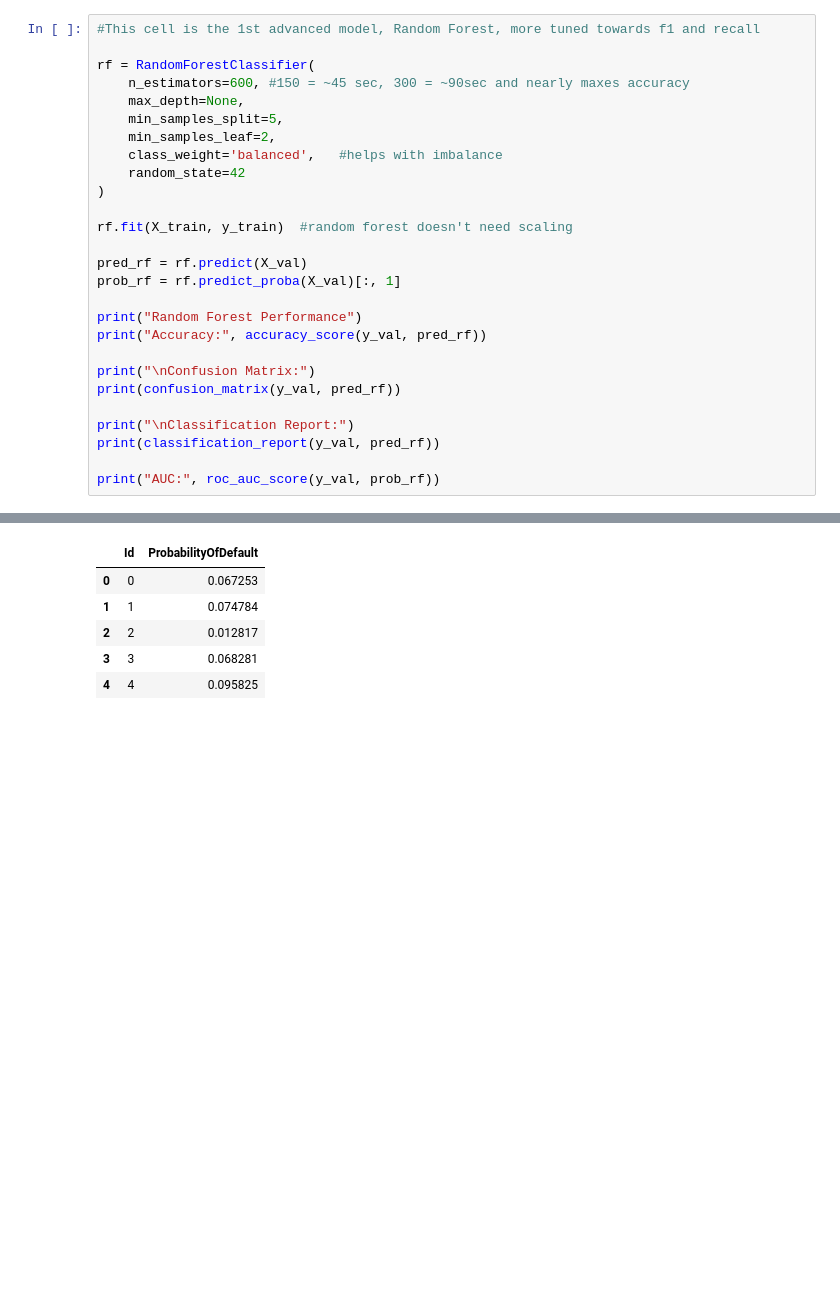
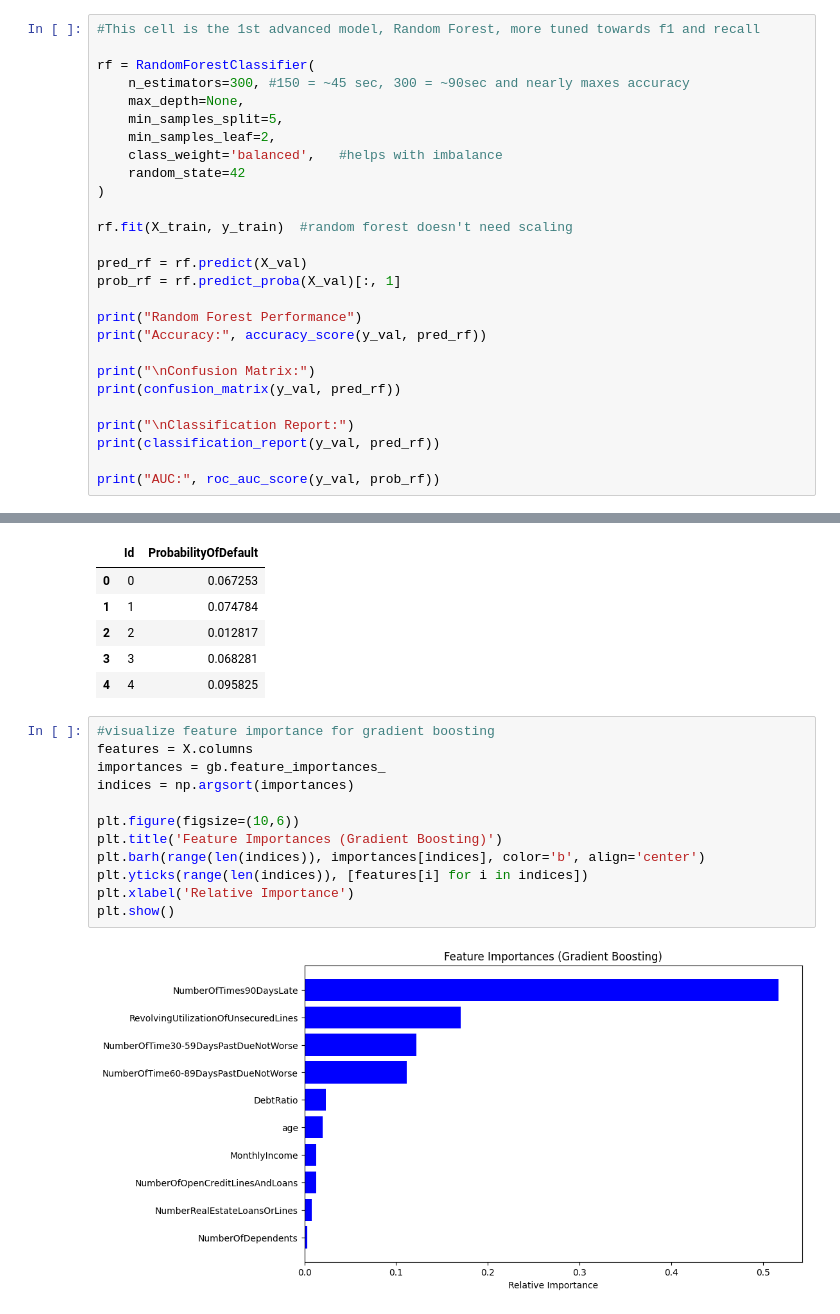
Before and after one commit to ChetHefton/ML-Loan-Default-Predicter, a Jupyter notebook: loan_default_prediction.ipynb, the cells around one changed output, grey strips where cells are left out. Cells and saved outputs as stored; diff of their text form; blank space fills up the shorter version.

Commit message:
update main ipynb to visualize more data, updated readme

```diff
--- a/loan_default_prediction.ipynb
+++ b/loan_default_prediction.ipynb
@@ -235,7 +235,7 @@ AUC: 0.8578099758640549
 #This cell is the 1st advanced model, Random Forest, more tuned towards f1 and recall
 
 rf = RandomForestClassifier(
-    n_estimators=600, #150 = ~45 sec, 300 = ~90sec and nearly maxes accuracy
+    n_estimators=300, #150 = ~45 sec, 300 = ~90sec and nearly maxes accuracy
     max_depth=None,
     min_samples_split=5,
     min_samples_leaf=2,
@@ -431,3 +431,17 @@ submission.head() #show preview
 | 2 | 2 | 0.012817 |
 | 3 | 3 | 0.068281 |
 | 4 | 4 | 0.095825 |
+# %%
+#visualize feature importance for gradient boosting
+features = X.columns
+importances = gb.feature_importances_
+indices = np.argsort(importances)
+
+plt.figure(figsize=(10,6))
+plt.title('Feature Importances (Gradient Boosting)')
+plt.barh(range(len(indices)), importances[indices], color='b', align='center')
+plt.yticks(range(len(indices)), [features[i] for i in indices])
+plt.xlabel('Relative Importance')
+plt.show()
+# %% [output]
+[figure, added]
```
Also changed, not shown: parts of 4 cells of this notebook, 1 other file.
